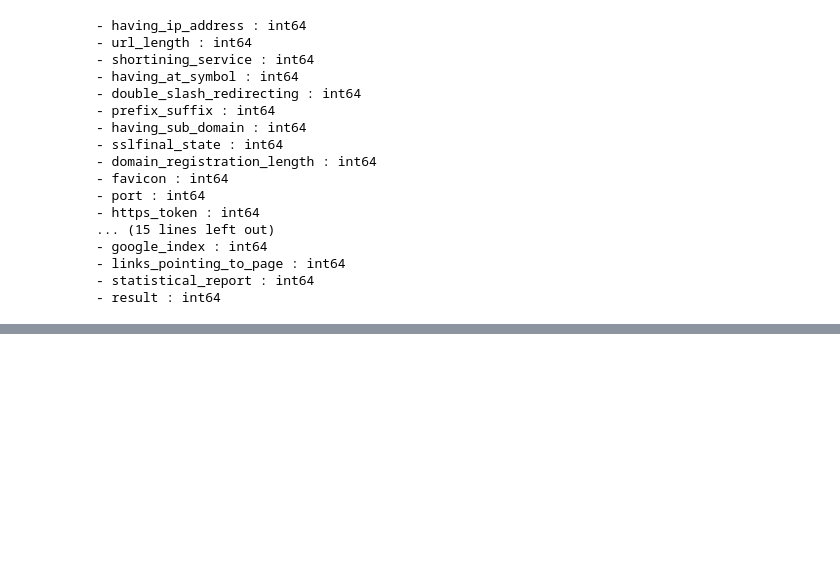
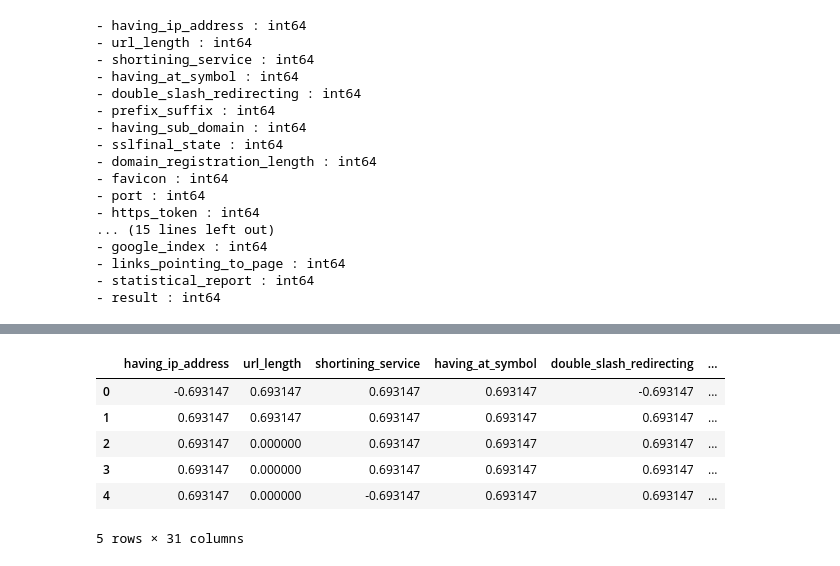
Before and after one commit to Ahmed2797/Network-Security, a Jupyter notebook: notebooks/experiment.ipynb, the cells around one changed output, grey strips where cells are left out. Drawn from its saved outputs; the diff is of its cells as text; code cells hidden in the pictures; blank space fills up the shorter version.

```diff
--- a/notebooks/experiment.ipynb
+++ b/notebooks/experiment.ipynb
@@ -97,0 +237,10 @@ for col in df.columns:
+# %%
+df.head()
+# %% [output]
+|  | having_ip_address | url_length | shortining_service | having_at_symbol | double_slash_redirecting | ... |
+| 0 | -0.693147 | 0.693147 | 0.693147 | 0.693147 | -0.693147 | ... |
+| 1 | 0.693147 | 0.693147 | 0.693147 | 0.693147 | 0.693147 | ... |
+| 2 | 0.693147 | 0.000000 | 0.693147 | 0.693147 | 0.693147 | ... |
+| 3 | 0.693147 | 0.000000 | 0.693147 | 0.693147 | 0.693147 | ... |
+| 4 | 0.693147 | 0.000000 | -0.693147 | 0.693147 | 0.693147 | ... |
+5 rows × 31 columns
```
Also changed, not shown: parts of 10 cells of this notebook, 22 other files.
